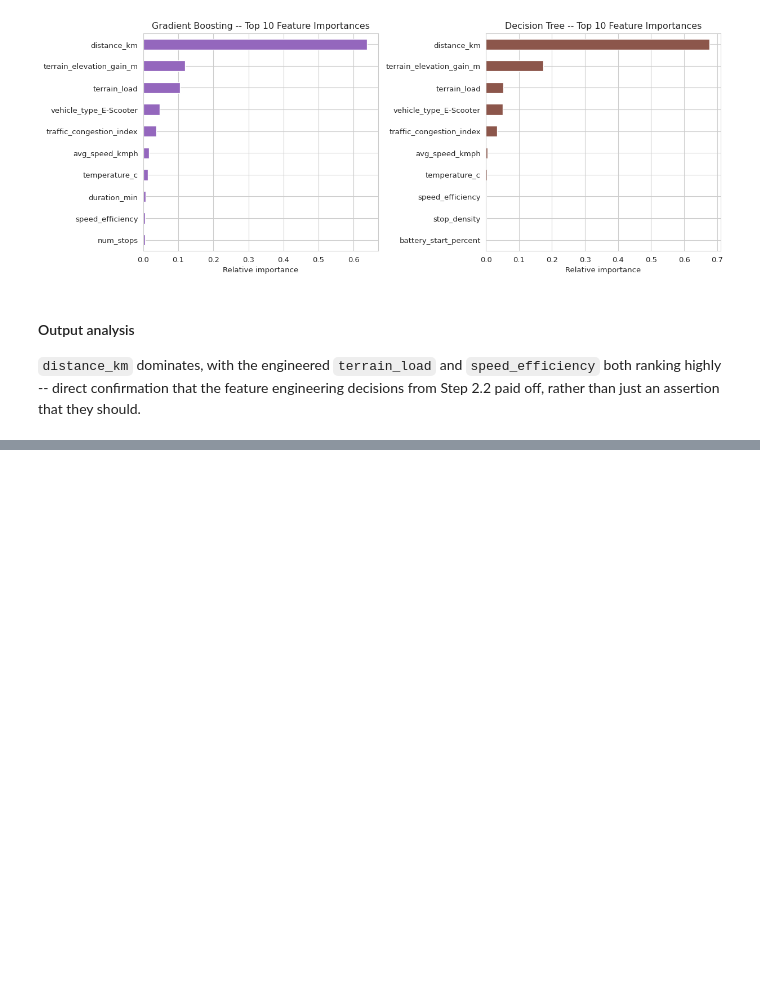
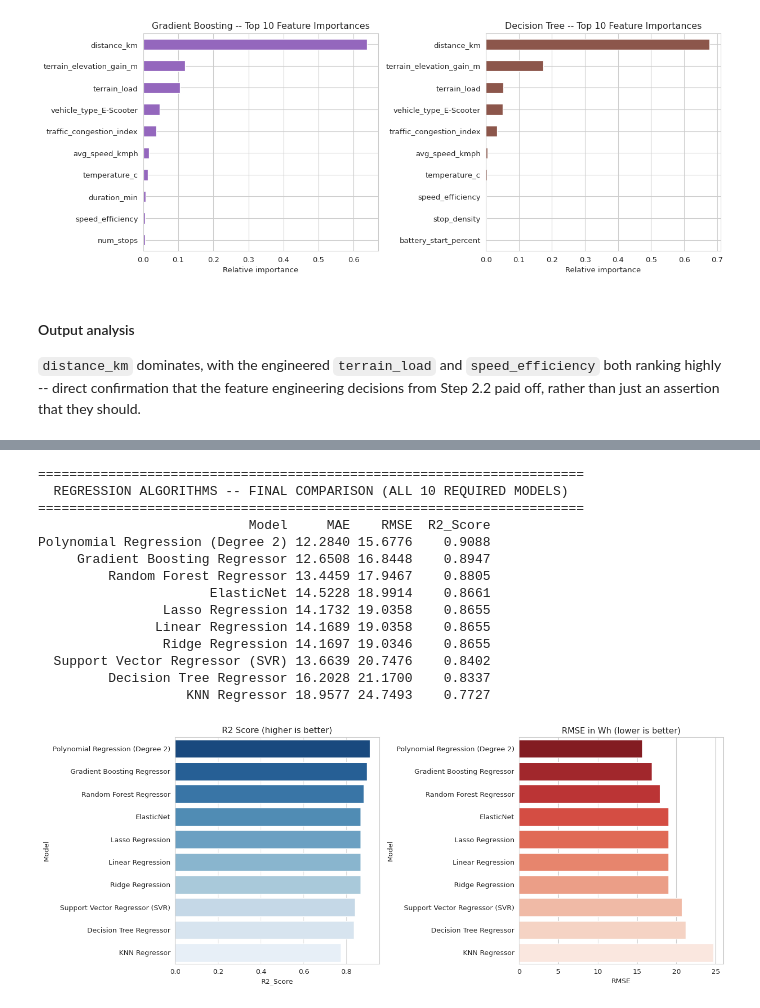
Before and after one commit to AskCoderr/MLCapstone, a Jupyter notebook: notebooks/regression.ipynb, the cells around one changed output, grey strips where cells are left out. Saved outputs shown, nothing was run; the diff lists cells and outputs as text; code cells hidden in the pictures; blank space fills up the shorter version.

Commit message:
Add 10-model comparison table ranked by R2

```diff
--- a/notebooks/regression.ipynb
+++ b/notebooks/regression.ipynb
@@ -644,0 +649,30 @@ traffic_congestion_index    0.037282
+# %%
+df_results = pd.DataFrame(reg_results).sort_values('R2_Score', ascending=False).reset_index(drop=True)
+print("=" * 70)
+print("  REGRESSION ALGORITHMS -- FINAL COMPARISON (ALL 10 REQUIRED MODELS)")
+print("=" * 70)
+print(df_results.to_string(index=False))
+
+fig, axes = plt.subplots(1, 2, figsize=(14, 5.5))
+sns.barplot(data=df_results, x='R2_Score', y='Model', ax=axes[0], hue='Model', legend=False, palette='Blues_r')
+axes[0].set_title("R2 Score (higher is better)")
+sns.barplot(data=df_results, x='RMSE', y='Model', ax=axes[1], hue='Model', legend=False, palette='Reds_r')
+axes[1].set_title("RMSE in Wh (lower is better)")
+plt.tight_layout()
+plt.show()
+# %% [output]
+======================================================================
+  REGRESSION ALGORITHMS -- FINAL COMPARISON (ALL 10 REQUIRED MODELS)
+======================================================================
+                           Model     MAE    RMSE  R2_Score
+Polynomial Regression (Degree 2) 12.2840 15.6776    0.9088
+     Gradient Boosting Regressor 12.6508 16.8448    0.8947
+         Random Forest Regressor 13.4459 17.9467    0.8805
+                      ElasticNet 14.5228 18.9914    0.8661
+                Lasso Regression 14.1732 19.0358    0.8655
+               Linear Regression 14.1689 19.0358    0.8655
+                Ridge Regression 14.1697 19.0346    0.8655
+  Support Vector Regressor (SVR) 13.6639 20.7476    0.8402
+         Decision Tree Regressor 16.2028 21.1700    0.8337
+                   KNN Regressor 18.9577 24.7493    0.7727
+[figure, added]
```
Also changed, not shown: parts of 2 cells of this notebook.
